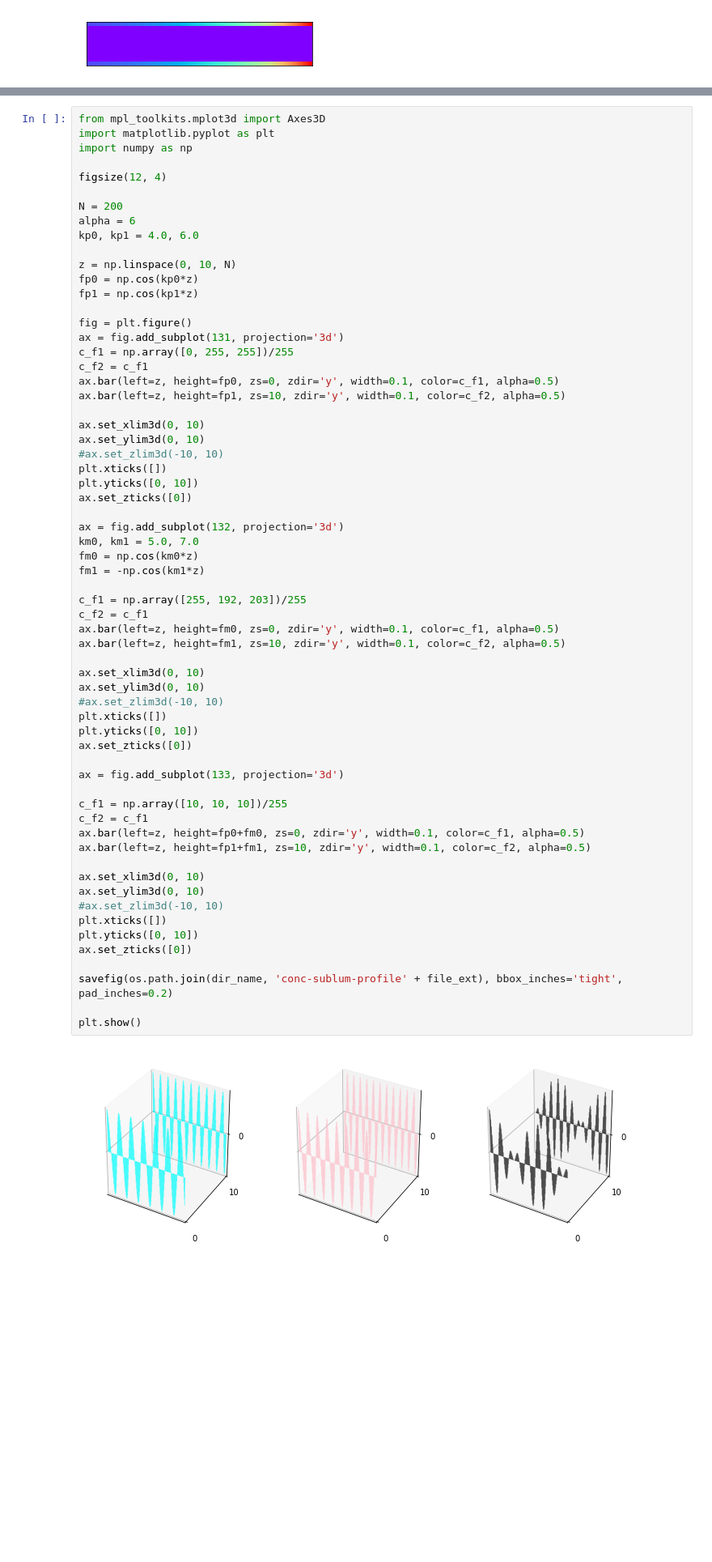
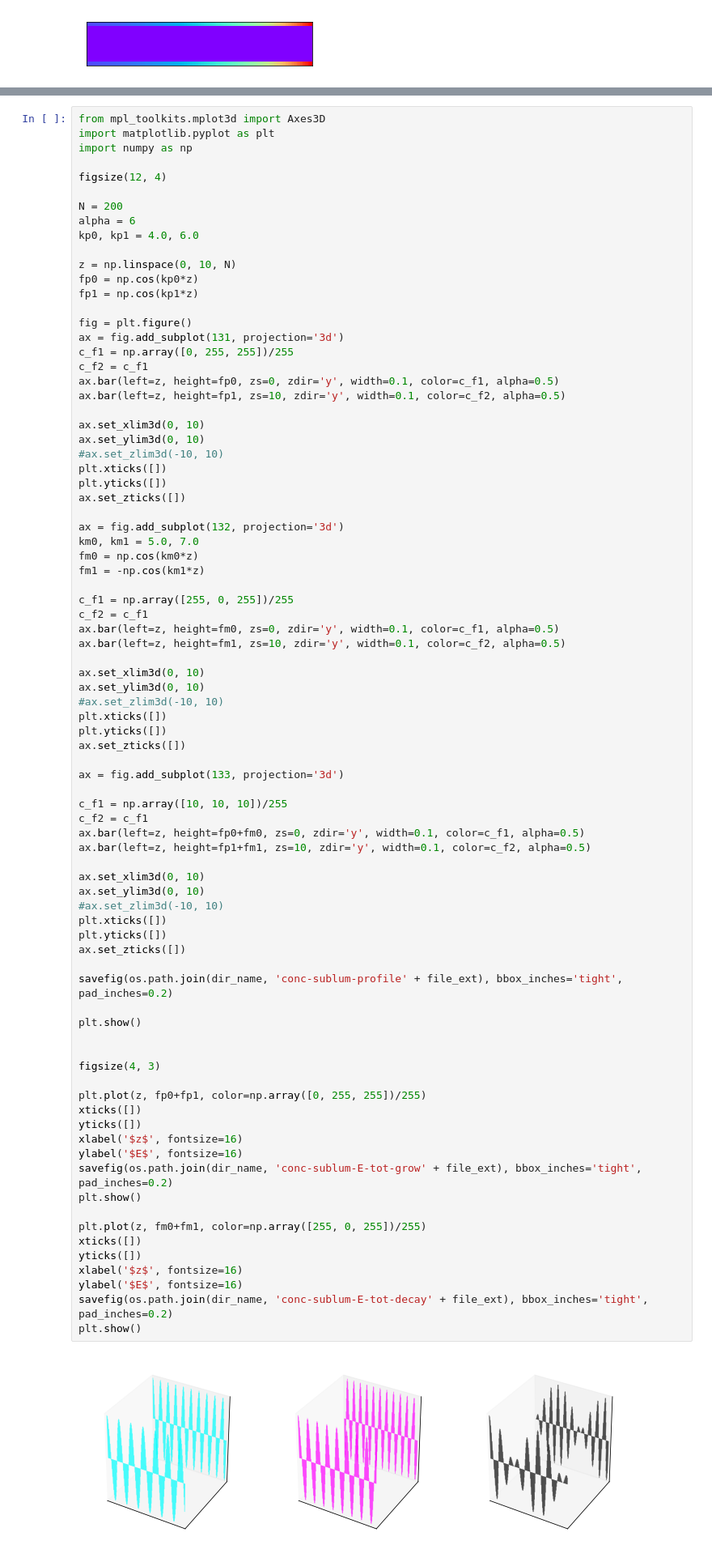
Before and after one commit to nimachm81/myPyCodes, a Jupyter notebook: spacetime periodic medium - Lorentz dispersive dielectric.ipynb, the cells around one changed output, grey strips where cells are left out. Shown at 81% size. Saved outputs shown, nothing was run; the diff lists cells and outputs as text; blank space fills up the shorter version.

Commit message:
added plots for evanscent and instable modes

```diff
--- a/spacetime periodic medium - Lorentz dispersive dielectric.ipynb
+++ b/spacetime periodic medium - Lorentz dispersive dielectric.ipynb
@@ -1417,42 +1438,61 @@ ax.set_xlim3d(0, 10)
 ax.set_ylim3d(0, 10)
 #ax.set_zlim3d(-10, 10)
 plt.xticks([])
-plt.yticks([0, 10])
-ax.set_zticks([0])
+plt.yticks([])
+ax.set_zticks([])
 
 ax = fig.add_subplot(132, projection='3d')
 km0, km1 = 5.0, 7.0
 fm0 = np.cos(km0*z)
 fm1 = -np.cos(km1*z)
 
-c_f1 = np.array([255, 192, 203])/255
+c_f1 = np.array([255, 0, 255])/255
 c_f2 = c_f1
 ax.bar(left=z, height=fm0, zs=0, zdir='y', width=0.1, color=c_f1, alpha=0.5)
 ax.bar(left=z, height=fm1, zs=10, zdir='y', width=0.1, color=c_f2, alpha=0.5)
 
 ax.set_xlim3d(0, 10)
 ax.set_ylim3d(0, 10)
 #ax.set_zlim3d(-10, 10)
 plt.xticks([])
-plt.yticks([0, 10])
-ax.set_zticks([0])
+plt.yticks([])
+ax.set_zticks([])
 
 ax = fig.add_subplot(133, projection='3d')
 
 c_f1 = np.array([10, 10, 10])/255
 c_f2 = c_f1
 ax.bar(left=z, height=fp0+fm0, zs=0, zdir='y', width=0.1, color=c_f1, alpha=0.5)
 ax.bar(left=z, height=fp1+fm1, zs=10, zdir='y', width=0.1, color=c_f2, alpha=0.5)
 
 ax.set_xlim3d(0, 10)
 ax.set_ylim3d(0, 10)
 #ax.set_zlim3d(-10, 10)
 plt.xticks([])
-plt.yticks([0, 10])
-ax.set_zticks([0])
+plt.yticks([])
+ax.set_zticks([])
 
 savefig(os.path.join(dir_name, 'conc-sublum-profile' + file_ext), bbox_inches='tight', pad_inches=0.2)
 
 plt.show()
+
+
+figsize(4, 3)
+
+plt.plot(z, fp0+fp1, color=np.array([0, 255, 255])/255)
+xticks([])
+yticks([])
+xlabel('$z$', fontsize=16)
+ylabel('$E$', fontsize=16)
+savefig(os.path.join(dir_name, 'conc-sublum-E-tot-grow' + file_ext), bbox_inches='tight', pad_inches=0.2)
+plt.show()
+
+plt.plot(z, fm0+fm1, color=np.array([255, 0, 255])/255)
+xticks([])
+yticks([])
+xlabel('$z$', fontsize=16)
+ylabel('$E$', fontsize=16)
+savefig(os.path.join(dir_name, 'conc-sublum-E-tot-decay' + file_ext), bbox_inches='tight', pad_inches=0.2)
+plt.show()
 # %% [output]
-[figure, old version]
+[figure, new version]
```
Also changed, not shown: parts of 7 cells of this notebook.
